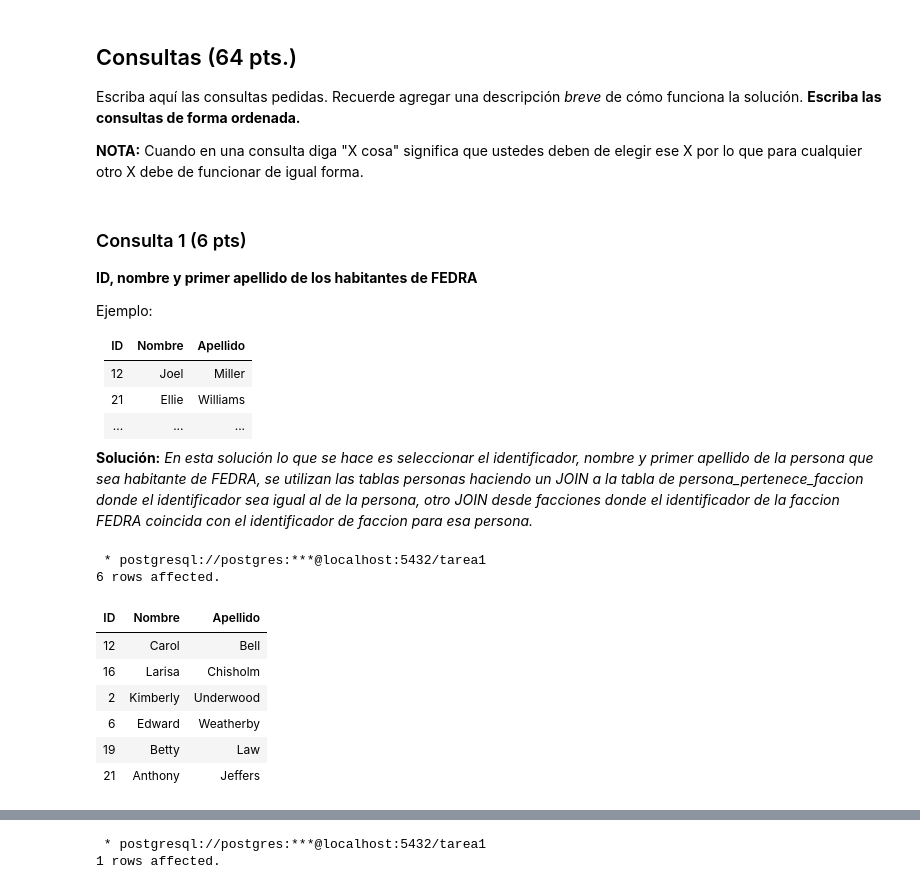
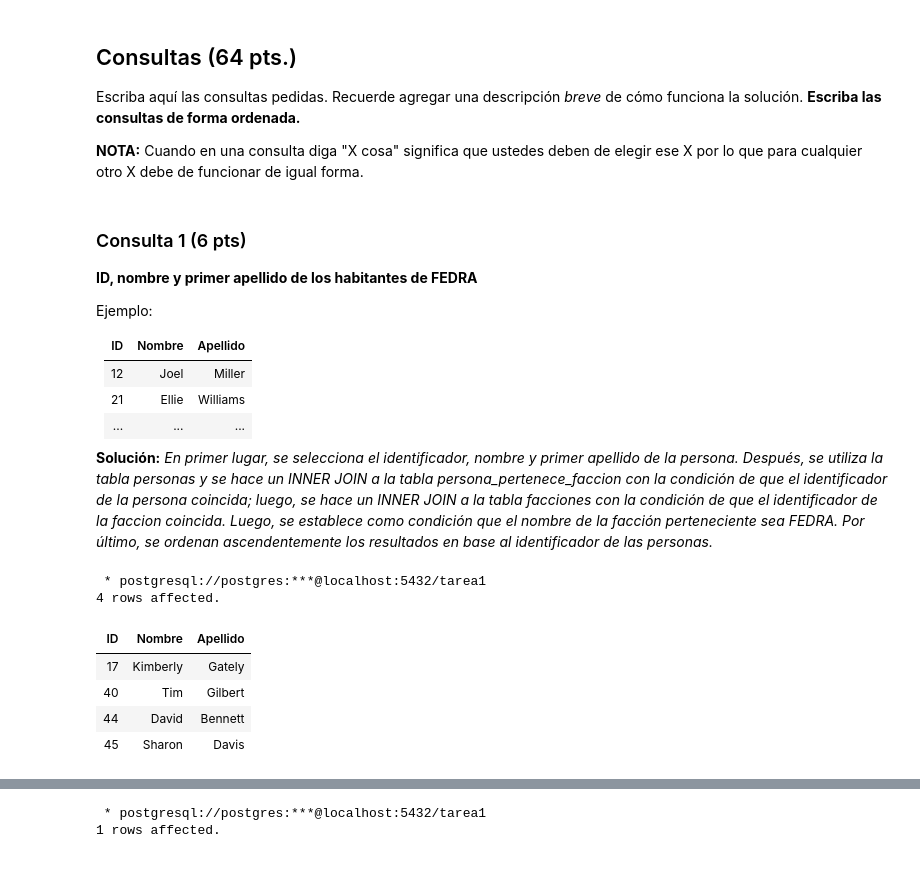
Before and after one commit to evwng/INF239_Tareas, a Jupyter notebook: Tarea-1-Grupo23/Tarea1_Grupo23.ipynb, the cells around one changed output, grey strips where cells are left out. Cells and saved outputs as stored; diff of their text form; code cells hidden in the pictures.

```diff
--- a/Tarea-1-Grupo23/Tarea1_Grupo23.ipynb
+++ b/Tarea-1-Grupo23/Tarea1_Grupo23.ipynb
@@ -252,11 +252,11 @@ bancos = ["FedraBank S.A", "Banco Pedrito Pascal SpA", "Banco Pythonia S.A", "Ba
 # Variables.
 n_facciones = len(facciones)
 n_trabajos = len(trabajos)
-n_personas = 30
-n_cuentas_bancarias = 25
-n_persona_pertenece_faccion = 27
-n_persona_tiene_trabajo = 27
-n_casados = 10
+n_personas = 50
+n_cuentas_bancarias = 30
+n_persona_pertenece_faccion = 45
+n_persona_tiene_trabajo = 40
+n_casados = 20
 
 # Genera personas.
 personas = []
@@ -362,25 +362,27 @@ Ejemplo:
 |21 | Ellie | Williams |
 | ... | ... | ... |
 
-**Solución:** _En esta solución lo que se hace es seleccionar el identificador, nombre y primer apellido de la persona que sea habitante de FEDRA, se utilizan las tablas personas haciendo un JOIN a la tabla de persona_pertenece_faccion donde el identificador sea igual al de la persona, otro JOIN desde facciones donde el identificador de la faccion FEDRA coincida con el identificador de faccion para esa persona._
+**Solución:** _En primer lugar, se selecciona el identificador, nombre y primer apellido de la persona. Después, se utiliza la tabla personas y se hace un INNER JOIN a la tabla persona_pertenece_faccion con la condición de que el identificador de la persona coincida; luego, se hace un INNER JOIN a la tabla facciones con la condición de que el identificador de la faccion coincida. Luego, se establece como condición que el nombre de la facción perteneciente sea FEDRA. Por último, se ordenan ascendentemente los resultados en base al identificador de las personas._
 # %%
 %%sql
 SELECT
-    personas.id "ID", personas.nombre "Nombre" , LEFT(personas.apellidos, STRPOS(personas.apellidos, ' ') - 1) "Apellido"
-FROM personas
-    INNER JOIN persona_pertenece_faccion ON personas.id = persona_pertenece_faccion.id_persona
+    personas.id "ID", personas.nombre "Nombre", LEFT(personas.apellidos, STRPOS(personas.apellidos, ' ') - 1) "Apellido"
+FROM
+    personas
+    INNER JOIN persona_pertenece_faccion ON persona_pertenece_faccion.id_persona = personas.id
     INNER JOIN facciones ON facciones.id = persona_pertenece_faccion.id_faccion
-WHERE facciones.nombre = 'FEDRA';
+WHERE
+    facciones.nombre = 'FEDRA'
+ORDER BY
+    personas.id ASC;
 # %% [output]
  * postgresql://postgres:***@localhost:5432/tarea1
-6 rows affected.
+4 rows affected.
 | ID | Nombre | Apellido |
-| 12 | Carol | Bell |
-| 16 | Larisa | Chisholm |
-| 2 | Kimberly | Underwood |
-| 6 | Edward | Weatherby |
-| 19 | Betty | Law |
-| 21 | Anthony | Jeffers |
+| 17 | Kimberly | Gately |
+| 40 | Tim | Gilbert |
+| 44 | David | Bennett |
+| 45 | Sharon | Davis |
 # %% [markdown]
 ### Consulta 2 (6 pts)
 **Cantidad de personas nacidas después del inicio de la pandemia.**(inicio de la pandemia 01-12-2019)
```
Also changed, not shown: parts of 23 cells of this notebook.
